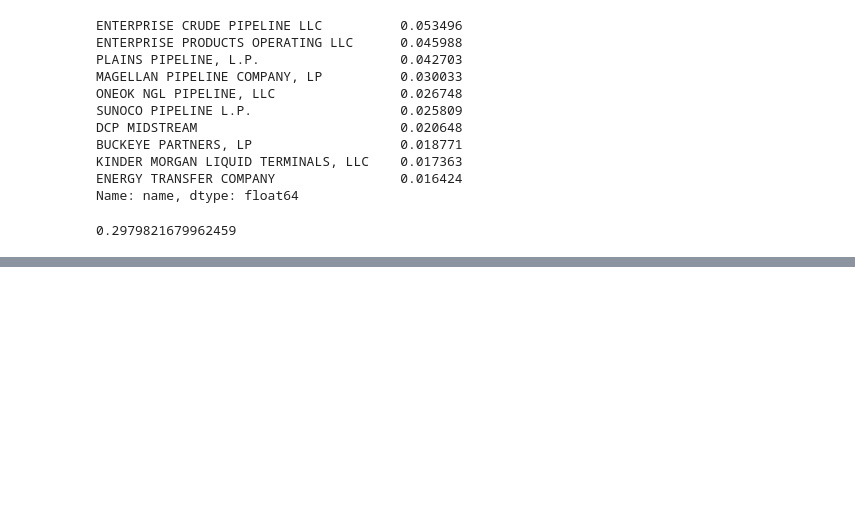
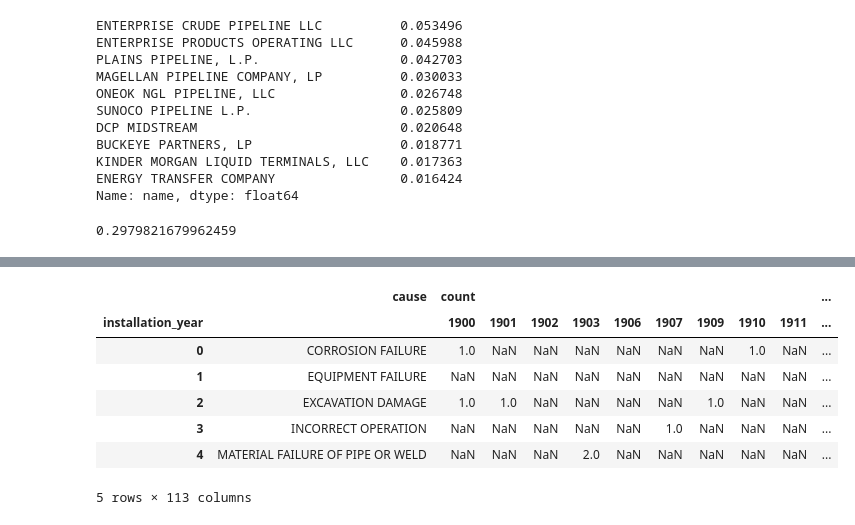
Before and after one commit to jessieblaeser/Pipeline-Incident-Map, a Jupyter notebook: analysis/Pipeline incidents since 2010 by pipeline installation year.ipynb, the cells around one changed output, grey strips where cells are left out. Drawn from its saved outputs; the diff is of its cells as text; code cells hidden in the pictures; blank space fills up the shorter version.

```diff
--- a/analysis/Looking at incident timelines.ipynb
+++ b/analysis/Pipeline incidents since 2010 by pipeline installation year.ipynb
@@ -260,0 +399,6 @@ recent_installations = df[df['installation_year'].dt.year > 2000]
+# %%
+# Wrangling data for to purposes of visualizing share of cause types by installation year
+
+stacked = df.groupby(by='installation_year').cause.value_counts()\
+    .to_frame().rename(columns={'cause': 'incident_cause', 'cause': 'count'}).reset_index()
+stacked.head()
@@ -260,0 +412,3 @@ recent_installations = df[df['installation_year'].dt.year > 2000]
+# %%
+# Cleaning our installation_year column
+stacked['installation_year'] = stacked.installation_year.dt.year
@@ -260,0 +424,13 @@ recent_installations = df[df['installation_year'].dt.year > 2000]
+# %%
+# Making out long data WIDE using .pivot()
+stacked_piv = stacked.pivot(index='cause', columns='installation_year').reset_index()
+stacked_piv.head()
+# %% [output]
+|  | cause | count |  |  |  |  |  |  |  |  | ... |
+| installation_year |  | 1900 | 1901 | 1902 | 1903 | 1906 | 1907 | 1909 | 1910 | 1911 | ... |
+| 0 | CORROSION FAILURE | 1.0 | NaN | NaN | NaN | NaN | NaN | NaN | 1.0 | NaN | ... |
+| 1 | EQUIPMENT FAILURE | NaN | NaN | NaN | NaN | NaN | NaN | NaN | NaN | NaN | ... |
+| 2 | EXCAVATION DAMAGE | 1.0 | 1.0 | NaN | NaN | NaN | NaN | 1.0 | NaN | NaN | ... |
+| 3 | INCORRECT OPERATION | NaN | NaN | NaN | NaN | NaN | 1.0 | NaN | NaN | NaN | ... |
+| 4 | MATERIAL FAILURE OF PIPE OR WELD | NaN | NaN | NaN | 2.0 | NaN | NaN | NaN | NaN | NaN | ... |
+5 rows × 113 columns
```
Also changed, not shown: parts of 16 cells of this notebook, 5 other files.
